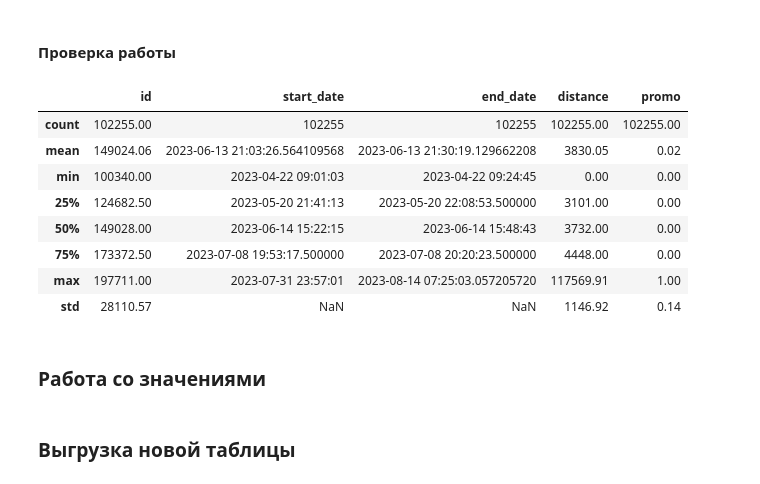
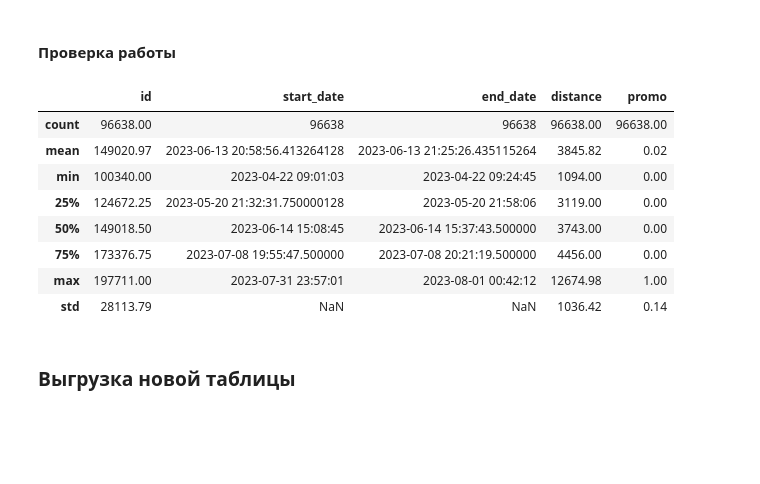
Before and after one commit to PavelFr8/Data-Scooters, a Jupyter notebook: project.ipynb, the cells around one changed output. Cells and saved outputs as stored; diff of their text form; code cells hidden in the pictures; blank space fills up the shorter version.

```diff
--- a/project.ipynb
+++ b/project.ipynb
@@ -143,3 +158,5 @@ for col in df.columns[7:]:
+# %%
+df = df.drop_duplicates()
 # %% [markdown]
 ### Работа с пропусками
 # %%
@@ -269,3 +288,10 @@ df2.describe()
+# %%
+# Обновляем значения в колонке ride_duration
+df['ride_duration'] = df.apply(lambda row: (row.end_date - row.start_date).seconds / 60, axis=1)
+
+# Удаляем значения, которые невозможно восстановить и обновляем индексацию
+df = df[(df['ride_duration'] < 90) & (df['ride_duration'] > 10)]
+df = df.reset_index(drop=True)
 # %% [markdown]
 ##### ДО
 # %%
@@ -277,14 +304,12 @@ df.iloc[1011:1013]
 # %% [markdown]
 ##### ПОСЛЕ
 # %%
-df['ride_duration'] = df.apply(lambda row: (row.end_date - row.start_date).seconds / 60, axis = 1)
-
+# Заменяем выбросы в соответствии с формулой
 df['distance'] = df['distance'].where(
-    (df['distance'] > 10) & (df['distance'] < 50000),
+    (df['distance'] >= 10) & (df['distance'] <= 50000),
     median_average_speed * (df['ride_duration'] / 60) * 1000
 )
 
-
-df.iloc[1011:1013]
+df.iloc[954:957]
 # %% [output]
 |  | id | start_date | end_date | start_location | start_district | end_location | end_district | distance | ... |
@@ -293,17 +319,15 @@ df.iloc[1011:1013]
 # %% [markdown]
 #### Проверка работы
 # %%
-df = df.drop(['ride_duration', 'average_speed'], axis=1) # Удаляем теперь ненужные колонны таблицы
+df = df.drop(['ride_duration'], axis=1) # Удаляем теперь ненужные колонны таблицы
 df.describe()
 # %% [output]
 |  | id | start_date | end_date | distance | promo |
-| count | 102255.00 | 102255 | 102255 | 102255.00 | 102255.00 |
-| mean | 149024.06 | 2023-06-13 21:03:26.564109568 | 2023-06-13 21:30:19.129662208 | 3830.05 | 0.02 |
-| min | 100340.00 | 2023-04-22 09:01:03 | 2023-04-22 09:24:45 | 0.00 | 0.00 |
-| 25% | 124682.50 | 2023-05-20 21:41:13 | 2023-05-20 22:08:53.500000 | 3101.00 | 0.00 |
-| 50% | 149028.00 | 2023-06-14 15:22:15 | 2023-06-14 15:48:43 | 3732.00 | 0.00 |
-| 75% | 173372.50 | 2023-07-08 19:53:17.500000 | 2023-07-08 20:20:23.500000 | 4448.00 | 0.00 |
-| max | 197711.00 | 2023-07-31 23:57:01 | 2023-08-14 07:25:03.057205720 | 117569.91 | 1.00 |
-| std | 28110.57 | NaN | NaN | 1146.92 | 0.14 |
+| count | 96638.00 | 96638 | 96638 | 96638.00 | 96638.00 |
+| mean | 149020.97 | 2023-06-13 20:58:56.413264128 | 2023-06-13 21:25:26.435115264 | 3845.82 | 0.02 |
+| min | 100340.00 | 2023-04-22 09:01:03 | 2023-04-22 09:24:45 | 1094.00 | 0.00 |
+| 25% | 124672.25 | 2023-05-20 21:32:31.750000128 | 2023-05-20 21:58:06 | 3119.00 | 0.00 |
+| 50% | 149018.50 | 2023-06-14 15:08:45 | 2023-06-14 15:37:43.500000 | 3743.00 | 0.00 |
+| 75% | 173376.75 | 2023-07-08 19:55:47.500000 | 2023-07-08 20:21:19.500000 | 4456.00 | 0.00 |
+| max | 197711.00 | 2023-07-31 23:57:01 | 2023-08-01 00:42:12 | 12674.98 | 1.00 |
+| std | 28113.79 | NaN | NaN | 1036.42 | 0.14 |
-# %% [markdown]
-### Работа со значениями
```
Also changed, not shown: parts of 14 cells of this notebook, 2 other files.
